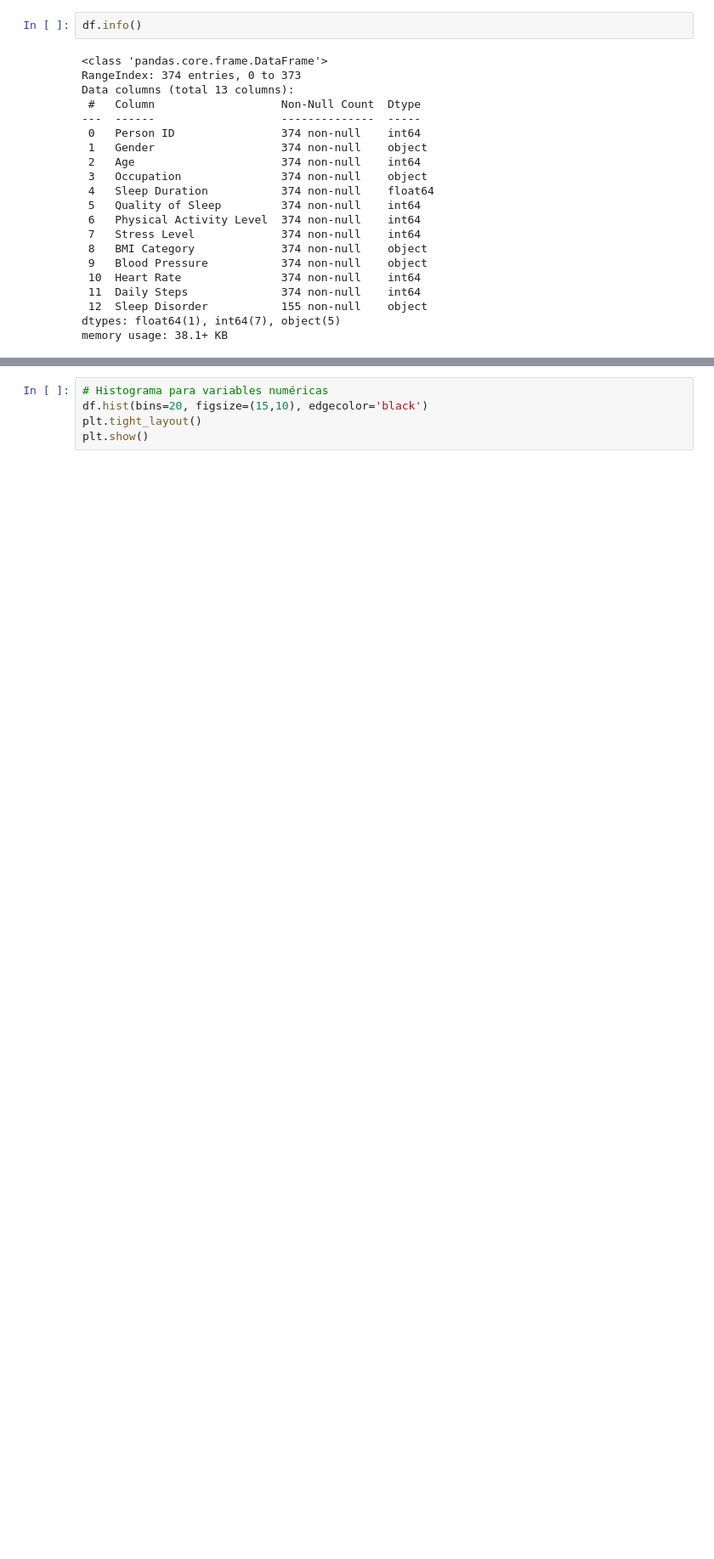
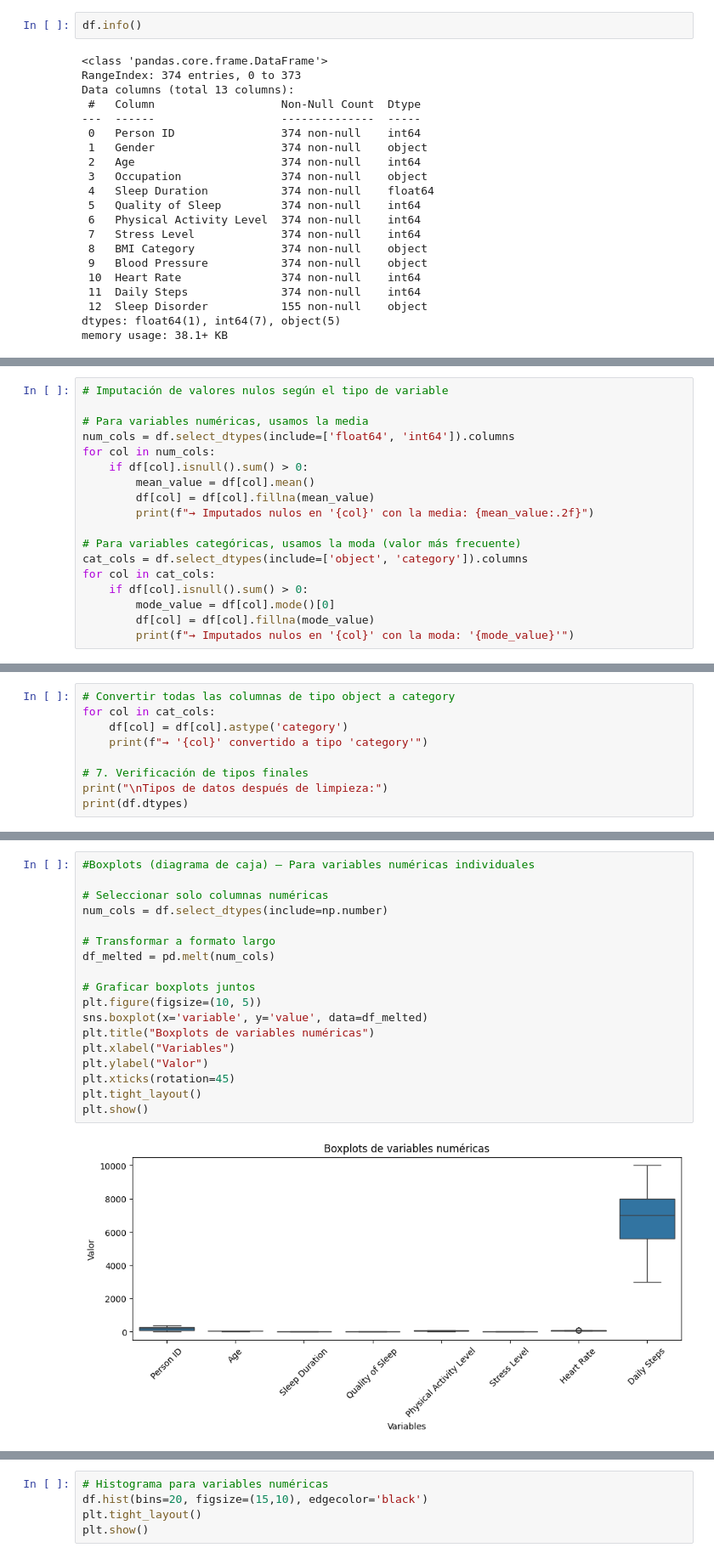
Before and after one commit to NaiSaratxaga/ML_sleep_lifestyle_predictor, a Jupyter notebook: src/notebooks/EDA_ml_sleep_lifestyle_predictors.ipynb, the cells around one changed output, grey strips where cells are left out. Shown at 85% size. Cells and saved outputs as stored; diff of their text form; blank space fills up the shorter version.

```diff
--- a/src/notebooks/EDA_ml_sleep_lifestyle_predictors.ipynb
+++ b/src/notebooks/EDA_ml_sleep_lifestyle_predictors.ipynb
@@ -117,0 +159,18 @@ dtype: int64
+# %%
+# Imputación de valores nulos según el tipo de variable
+
+# Para variables numéricas, usamos la media
+num_cols = df.select_dtypes(include=['float64', 'int64']).columns
+for col in num_cols:
+    if df[col].isnull().sum() > 0:
+        mean_value = df[col].mean()
+        df[col] = df[col].fillna(mean_value)
+        print(f"→ Imputados nulos en '{col}' con la media: {mean_value:.2f}")
+
+# Para variables categóricas, usamos la moda (valor más frecuente)
+cat_cols = df.select_dtypes(include=['object', 'category']).columns
+for col in cat_cols:
+    if df[col].isnull().sum() > 0:
+        mode_value = df[col].mode()[0]
+        df[col] = df[col].fillna(mode_value)
+        print(f"→ Imputados nulos en '{col}' con la moda: '{mode_value}'")
@@ -117,0 +179,9 @@ dtype: int64
+# %%
+# Convertir todas las columnas de tipo object a category
+for col in cat_cols:
+    df[col] = df[col].astype('category')
+    print(f"→ '{col}' convertido a tipo 'category'")
+
+# 7. Verificación de tipos finales
+print("\nTipos de datos después de limpieza:")
+print(df.dtypes)
@@ -117,0 +208,20 @@ dtype: int64
+# %%
+#Boxplots (diagrama de caja) — Para variables numéricas individuales
+
+# Seleccionar solo columnas numéricas
+num_cols = df.select_dtypes(include=np.number)
+
+# Transformar a formato largo
+df_melted = pd.melt(num_cols)
+
+# Graficar boxplots juntos
+plt.figure(figsize=(10, 5))
+sns.boxplot(x='variable', y='value', data=df_melted)
+plt.title("Boxplots de variables numéricas")
+plt.xlabel("Variables")
+plt.ylabel("Valor")
+plt.xticks(rotation=45)
+plt.tight_layout()
+plt.show()
+# %% [output]
+[figure, added]
```
Also changed, not shown: parts of 19 cells of this notebook.
